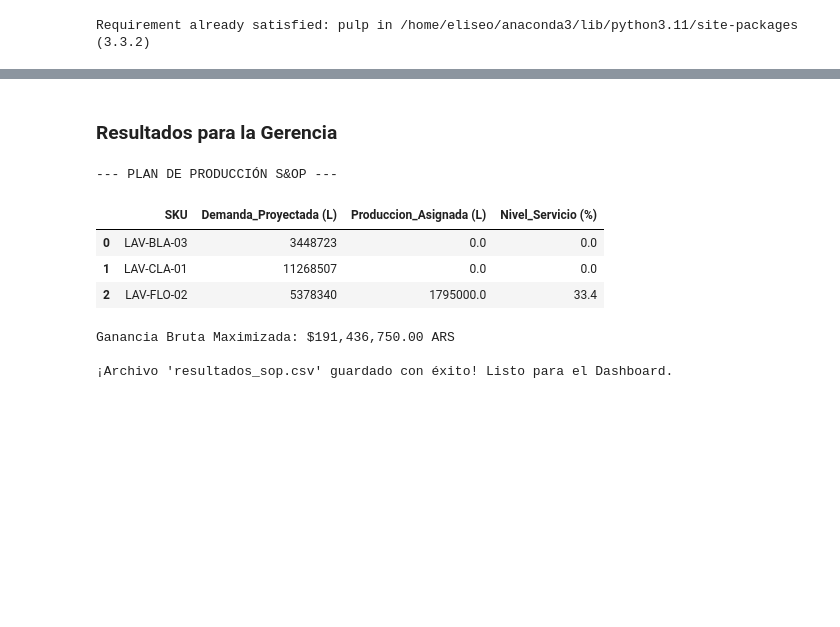
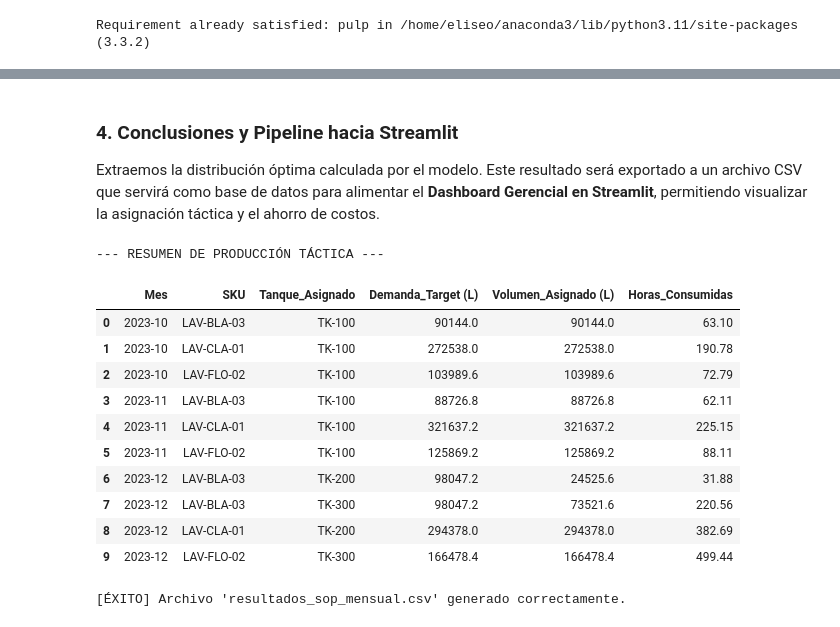
Before and after one commit to eliseoDL/sop-dashboard-streamlit, a Jupyter notebook: analisis_demanda_planificacion_producion.ipynb, the cells around one changed output, grey strips where cells are left out. Saved outputs shown, nothing was run; the diff lists cells and outputs as text; code cells hidden in the pictures; blank space fills up the shorter version.

```diff
--- a/analisis_demanda_planificacion_producion.ipynb
+++ b/analisis_demanda_planificacion_producion.ipynb
@@ -133,42 +176,29 @@ Estado de Resolución S&OP: Optimal
 # %% [markdown]
-### Resultados para la Gerencia
+### 4. Conclusiones y Pipeline hacia Streamlit
+Extraemos la distribución óptima calculada por el modelo. Este resultado será exportado a un archivo CSV que servirá como base de datos para alimentar el **Dashboard Gerencial en Streamlit**, permitiendo visualizar la asignación táctica y el ahorro de costos.
 # %%
 # =============================================================================
-# CELDA 5: RESULTADOS Y EXPORTACIÓN PARA STREAMLIT
+# EXPORTACIÓN PARA EL DASHBOARD
 # =============================================================================
+df_resultados_final = pd.DataFrame(resultados_globales)
 
-# 1. Extraemos los resultados de las variables optimizadas por PuLP
-resultados = []
-for sku in skus:
-    vol = produccion[sku].varValue  # Usando la sintaxis de PuLP
-    demanda = df_sop.loc[df_sop['SKU'] == sku, 'Demanda_Proyectada_L'].values[0]
+print("\n--- RESUMEN DE PRODUCCIÓN TÁCTICA ---")
+display(df_resultados_final.head(10))  # Mostramos las primeras líneas para verificar
 
-    resultados.append({
-        'SKU': sku,
-        'Demanda_Proyectada (L)': demanda,
-        'Produccion_Asignada (L)': vol,
-        'Nivel_Servicio (%)': round((vol / demanda) * 100, 1) if demanda > 0 else 0
-    })
-
-# 2. Creamos el DataFrame final
-df_resultados = pd.DataFrame(resultados)
-
-# 3. Lo mostramos en pantalla dentro del Jupyter para validar
-print("--- PLAN DE PRODUCCIÓN S&OP ---")
-display(df_resultados)
-
-ganancia = pulp.value(modelo.objective)
-print(f"\nGanancia Bruta Maximizada: ${ganancia:,.2f} ARS")
-
-# 4. ¡LA PARTE CLAVE! Exportamos a CSV para levantar con Streamlit
-df_resultados.to_csv('resultados_sop.csv', index=False)
-print("\n¡Archivo 'resultados_sop.csv' guardado con éxito! Listo para el Dashboard.")
+# Exportamos el archivo que va a levantar Streamlit
+df_resultados_final.to_csv('resultados_sop_mensual.csv', index=False)
+print("\n[ÉXITO] Archivo 'resultados_sop_mensual.csv' generado correctamente.")
 # %% [output]
---- PLAN DE PRODUCCIÓN S&OP ---
+--- RESUMEN DE PRODUCCIÓN TÁCTICA ---
-|  | SKU | Demanda_Proyectada (L) | Produccion_Asignada (L) | Nivel_Servicio (%) |
-| 0 | LAV-BLA-03 | 3448723 | 0.0 | 0.0 |
-| 1 | LAV-CLA-01 | 11268507 | 0.0 | 0.0 |
-| 2 | LAV-FLO-02 | 5378340 | 1795000.0 | 33.4 |
+|  | Mes | SKU | Tanque_Asignado | Demanda_Target (L) | Volumen_Asignado (L) | Horas_Consumidas |
+| 0 | 2023-10 | LAV-BLA-03 | TK-100 | 90144.0 | 90144.0 | 63.10 |
+| 1 | 2023-10 | LAV-CLA-01 | TK-100 | 272538.0 | 272538.0 | 190.78 |
+| 2 | 2023-10 | LAV-FLO-02 | TK-100 | 103989.6 | 103989.6 | 72.79 |
+| 3 | 2023-11 | LAV-BLA-03 | TK-100 | 88726.8 | 88726.8 | 62.11 |
+| 4 | 2023-11 | LAV-CLA-01 | TK-100 | 321637.2 | 321637.2 | 225.15 |
+| 5 | 2023-11 | LAV-FLO-02 | TK-100 | 125869.2 | 125869.2 | 88.11 |
+| 6 | 2023-12 | LAV-BLA-03 | TK-200 | 98047.2 | 24525.6 | 31.88 |
+| 7 | 2023-12 | LAV-BLA-03 | TK-300 | 98047.2 | 73521.6 | 220.56 |
+| 8 | 2023-12 | LAV-CLA-01 | TK-200 | 294378.0 | 294378.0 | 382.69 |
+| 9 | 2023-12 | LAV-FLO-02 | TK-300 | 166478.4 | 166478.4 | 499.44 |
-Ganancia Bruta Maximizada: $191,436,750.00 ARS
-
-¡Archivo 'resultados_sop.csv' guardado con éxito! Listo para el Dashboard.
+[ÉXITO] Archivo 'resultados_sop_mensual.csv' generado correctamente.
```
Also changed, not shown: parts of 8 cells of this notebook, 2 other files.
